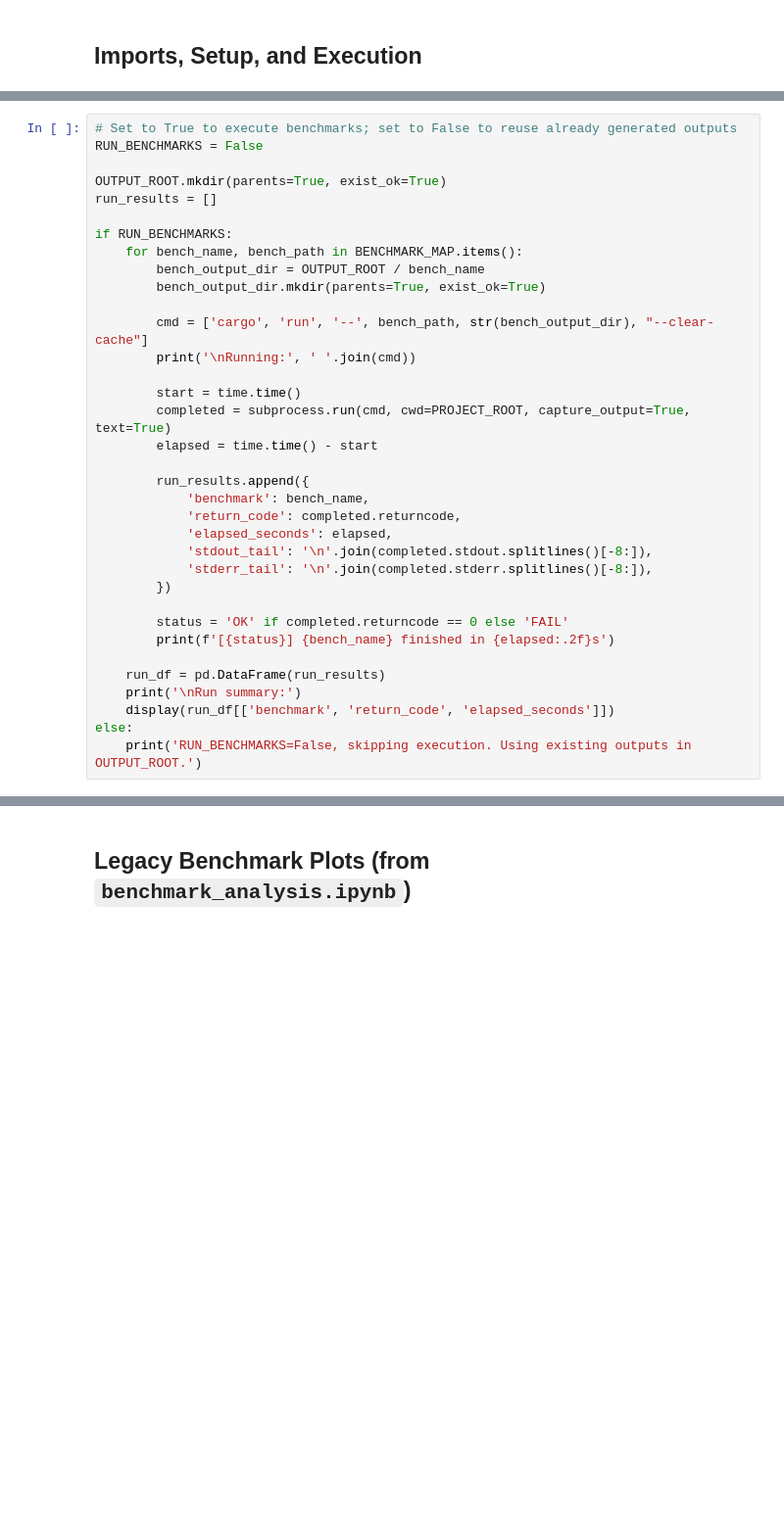
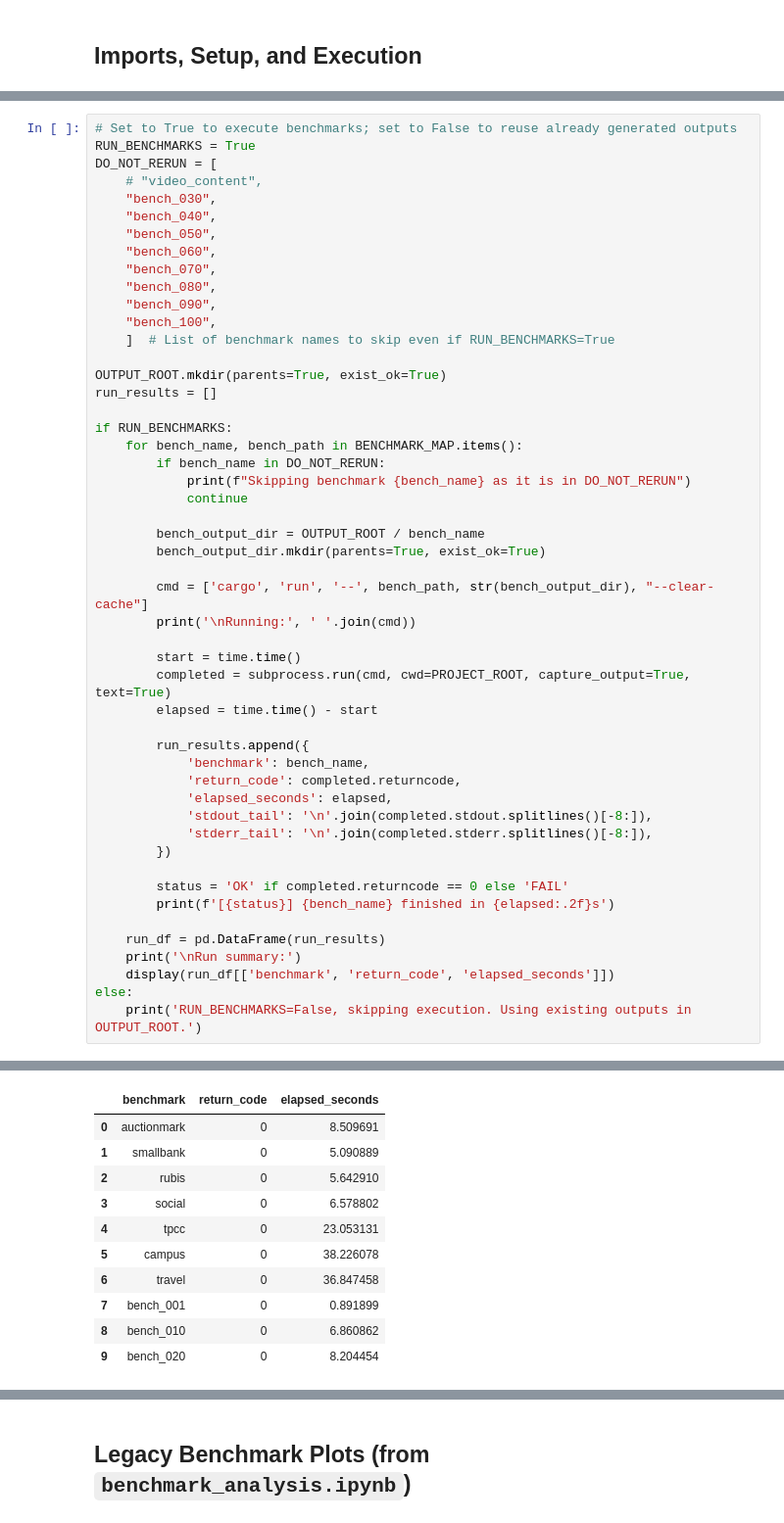
Before and after one commit to yanjunc6/FMitF_rs, a Jupyter notebook: benchmark_pipeline.ipynb, the cells around one changed output, grey strips where cells are left out. Shown at 98% size. Drawn from its saved outputs; the diff is of its cells as text; blank space fills up the shorter version.

```diff
--- a/benchmark_pipeline.ipynb
+++ b/benchmark_pipeline.ipynb
@@ -53,12 +71,27 @@ for name, path in BENCHMARK_MAP.items():
 # %%
 # Set to True to execute benchmarks; set to False to reuse already generated outputs
-RUN_BENCHMARKS = False
+RUN_BENCHMARKS = True
+DO_NOT_RERUN = [
+    # "video_content",
+    "bench_030",
+    "bench_040",
+    "bench_050",
+    "bench_060",
+    "bench_070",
+    "bench_080",
+    "bench_090",
+    "bench_100",
+    ]  # List of benchmark names to skip even if RUN_BENCHMARKS=True
 
 OUTPUT_ROOT.mkdir(parents=True, exist_ok=True)
 run_results = []
 
 if RUN_BENCHMARKS:
     for bench_name, bench_path in BENCHMARK_MAP.items():
+        if bench_name in DO_NOT_RERUN:
+            print(f"Skipping benchmark {bench_name} as it is in DO_NOT_RERUN")
+            continue
+
         bench_output_dir = OUTPUT_ROOT / bench_name
         bench_output_dir.mkdir(parents=True, exist_ok=True)
 
@@ -85,3 +118,4 @@ if RUN_BENCHMARKS:
     display(run_df[['benchmark', 'return_code', 'elapsed_seconds']])
 else:
     print('RUN_BENCHMARKS=False, skipping execution. Using existing outputs in OUTPUT_ROOT.')
+# %% [output]
@@ -88,3 +139,14 @@ else:
+|  | benchmark | return_code | elapsed_seconds |
+| 0 | auctionmark | 0 | 8.509691 |
+| 1 | smallbank | 0 | 5.090889 |
+| 2 | rubis | 0 | 5.642910 |
+| 3 | social | 0 | 6.578802 |
+| 4 | tpcc | 0 | 23.053131 |
+| 5 | campus | 0 | 38.226078 |
+| 6 | travel | 0 | 36.847458 |
+| 7 | bench_001 | 0 | 0.891899 |
+| 8 | bench_010 | 0 | 6.860862 |
+| 9 | bench_020 | 0 | 8.204454 |
 # %%
 def find_data_json(benchmark_output_dir: Path):
     """Find data.json directly or recursively under a benchmark output folder."""
```
Also changed, not shown: parts of 11 cells of this notebook, 1 other file.
